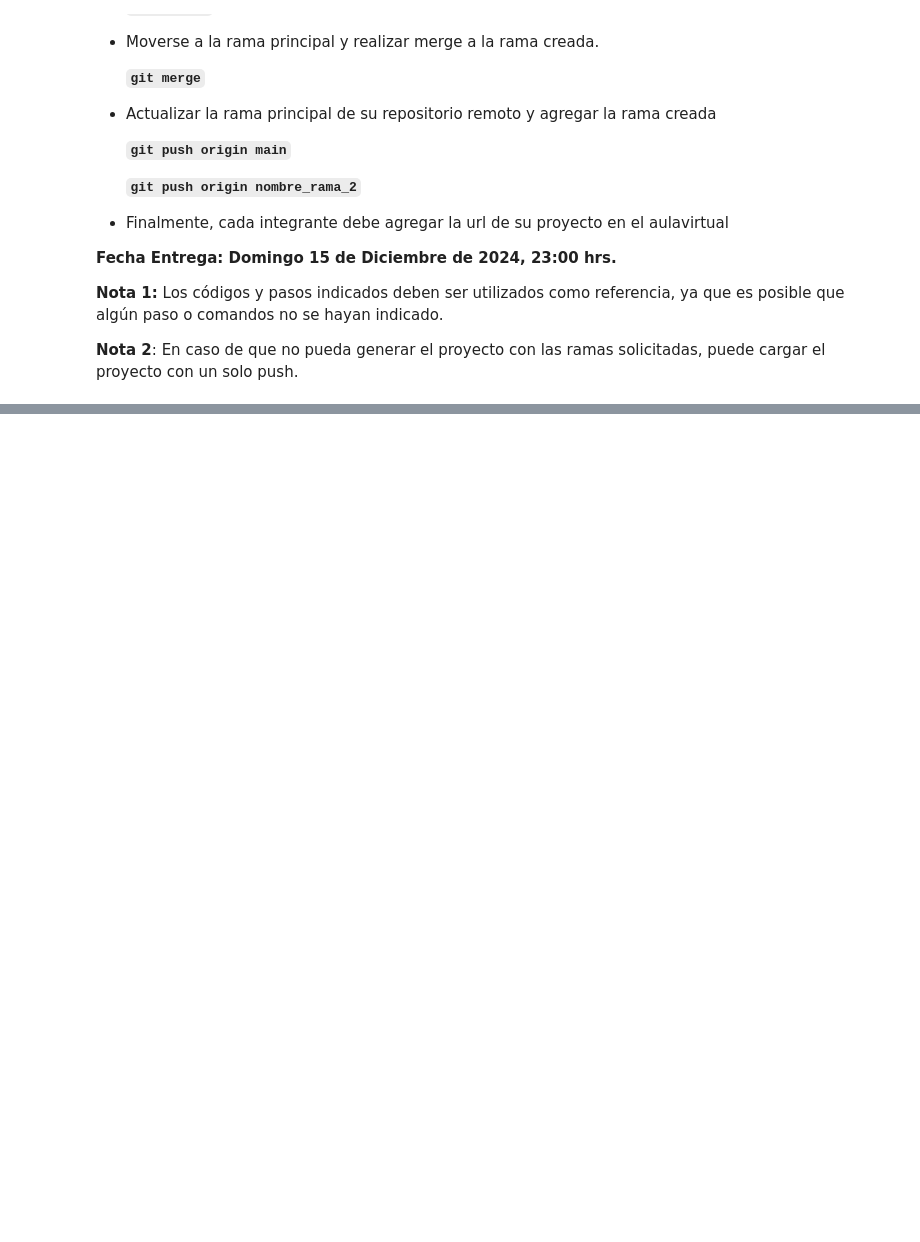
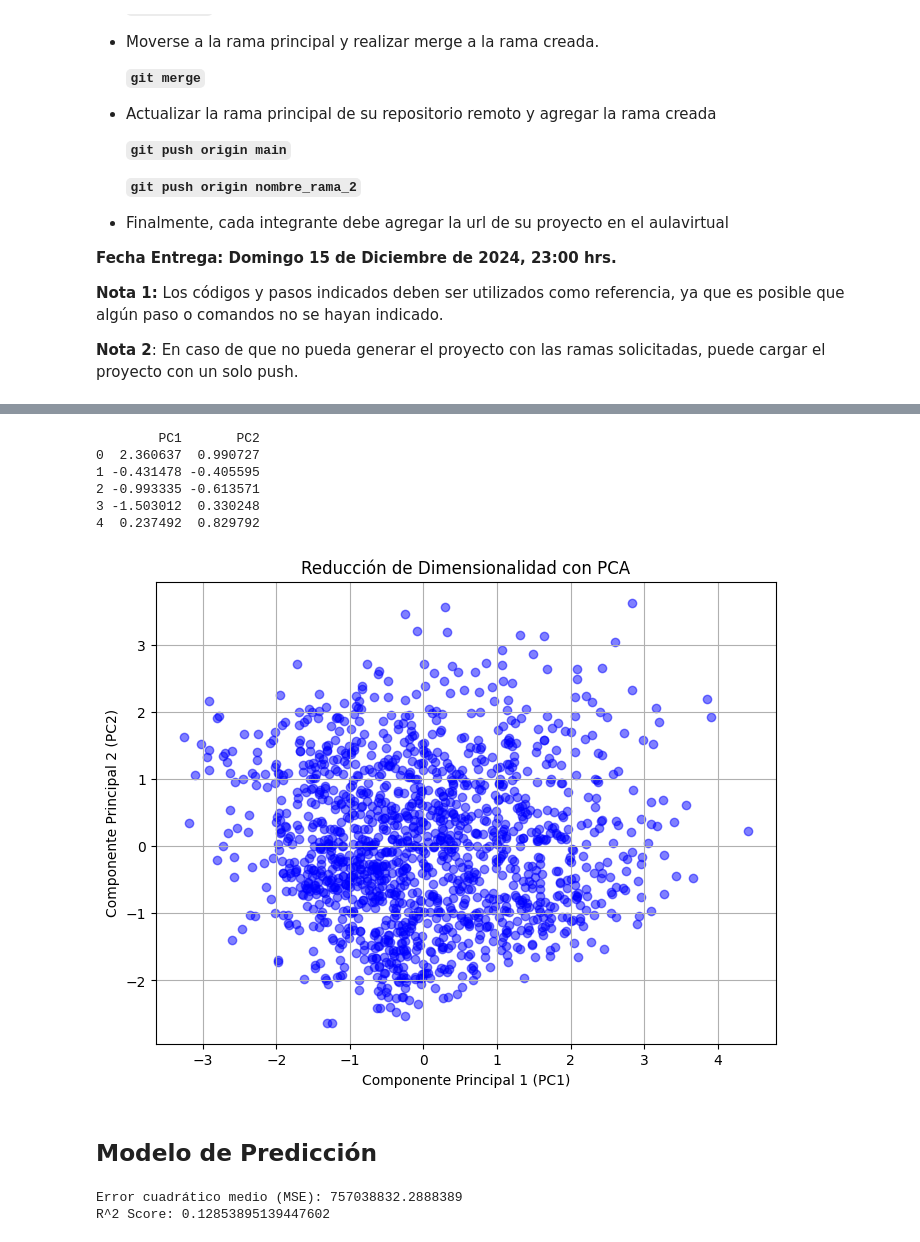
Before and after one commit to lmeneses7/Final_Examen, a Jupyter notebook: Examen_final.ipynb, the cells around one changed output, grey strips where cells are left out. Saved outputs shown, nothing was run; the diff lists cells and outputs as text; code cells hidden in the pictures; blank space fills up the shorter version.

```diff
--- a/Examen_final.ipynb
+++ b/Examen_final.ipynb
@@ -119,0 +213,60 @@ Debe guardar su proyecto y agregar el archivo a Git y comentarlo.
+# %%
+#@title Analísis PCA
+#Seleccionamos las columnas númericas.
+features = ['estatura', 'peso','educacion','ejercicio','edad']
+
+#Escalamiento de los datos
+scaler = StandardScaler()
+x = scaler.fit_transform(data[features])
+# %%
+#@title Aplicamos PCA
+pca = PCA(n_components=2)
+principal_components = pca.fit_transform(x)
+
+# Crear un DataFrame con los componentes principales
+pca_df = pd.DataFrame(data=principal_components, columns=['PC1', 'PC2'])
+
+# Verificar los nuevos datos
+print(pca_df.head())
+# %% [output]
+        PC1       PC2
+0  2.360637  0.990727
+1 -0.431478 -0.405595
+2 -0.993335 -0.613571
+3 -1.503012  0.330248
+4  0.237492  0.829792
+# %%
+#@title Visualización
+plt.figure(figsize=(8, 6))
+plt.scatter(pca_df['PC1'], pca_df['PC2'], c='blue', alpha=0.5)
+plt.title('Reducción de Dimensionalidad con PCA')
+plt.xlabel('Componente Principal 1 (PC1)')
+plt.ylabel('Componente Principal 2 (PC2)')
+plt.grid()
+plt.show()
+
+#En el README en la rama pca del github, se encuentra los supuestos que cumple.
+# %% [output]
+[figure, added]
+# %% [markdown]
+## **Modelo de Predicción**
+# %%
+X = data[['educacion', 'edad', 'peso', 'estatura']]  # Variables predictoras
+y = data['ingresos']  # Variable objetivo
+
+#division train y test.
+X_train, X_test, y_train, y_test = train_test_split(X, y, test_size=0.2, random_state=42)
+
+#Entrenar el modelo.
+model = LinearRegression()
+model.fit(X_train, y_train)
+
+#Predicciones
+y_pred = model.predict(X_test)
+
+#evaluación del modelo
+print("Error cuadrático medio (MSE):", mean_squared_error(y_test, y_pred))
+print("R^2 Score:", r2_score(y_test, y_pred))
+# %% [output]
+Error cuadrático medio (MSE): 757038832.2888389
+R^2 Score: 0.12853895139447602
```
Also changed, not shown: parts of 16 cells of this notebook.
